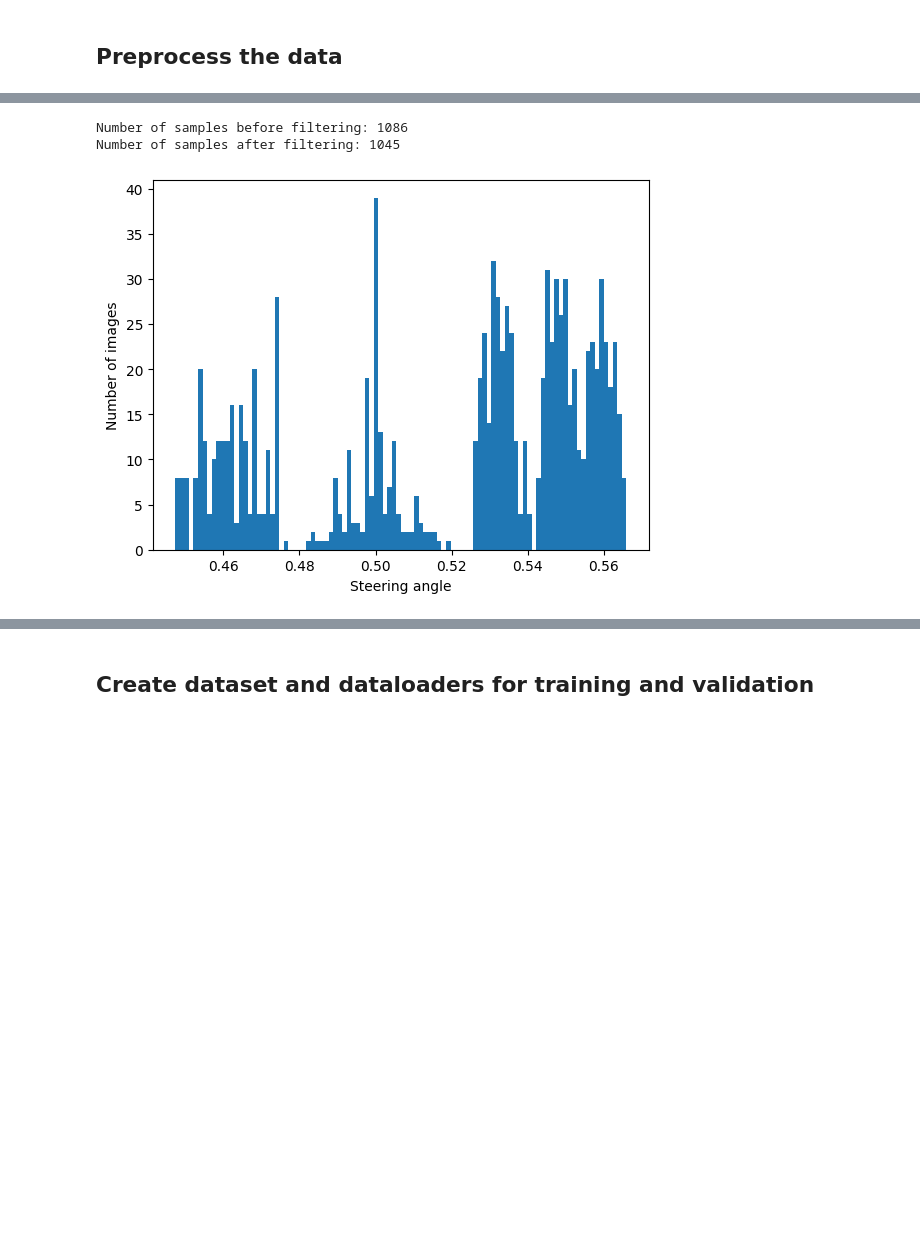
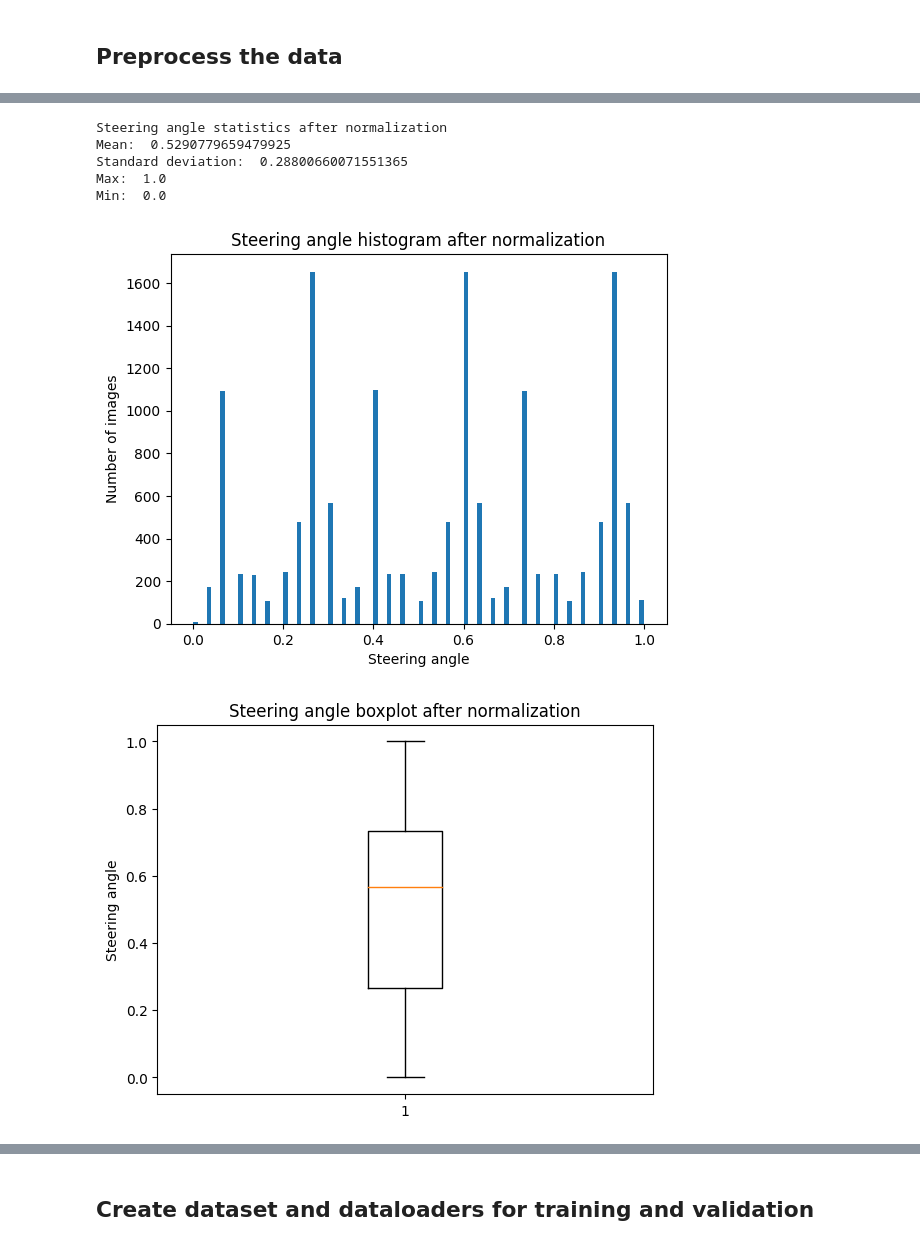
Before and after one commit to curroramos/Self_Driving_ROAR, a Jupyter notebook: train.ipynb, the cells around one changed output, grey strips where cells are left out. Saved outputs shown, nothing was run; the diff lists cells and outputs as text; code cells hidden in the pictures; blank space fills up the shorter version.

```diff
--- a/train.ipynb
+++ b/train.ipynb
@@ -78,22 +59,34 @@ Number of samples after filtering: 1086
-# %%
-# Filter data with labels bigger than 0.6
-filt_images = []
-filt_labels = []
-
-for image, label in zip(filtered_images, filtered_labels):
-    if label < 0.6:
-        filt_images.append(image)
-        filt_labels.append(label)
-
-print(f'Number of samples before filtering: {len(filtered_labels)}')
-print(f'Number of samples after filtering: {len(filt_labels)}')
-
-# Plot histogram of steering angles
-plt.hist(filt_labels, bins=100)
-plt.xlabel('Steering angle')
-plt.ylabel('Number of images')
-plt.show()
-# %% [output]
-Number of samples before filtering: 1086
-Number of samples after filtering: 1045
-[figure, removed]
+# %%
+# Normalize steering angles to be between 0 and 1
+labels = np.array(labels)
+labels_min = np.min(labels)
+labels_max = np.max(labels)
+
+labels_norm = (labels - labels_min) / (labels_max - labels_min)
+
+print('Steering angle statistics after normalization')
+print('Mean: ', np.mean(labels_norm))
+print('Standard deviation: ', np.std(labels_norm))
+print('Max: ', np.max(labels_norm))
+print('Min: ', np.min(labels_norm))
+
+# Steering angle histogram
+plt.hist(labels_norm, bins=100)
+plt.title('Steering angle histogram after normalization')
+plt.xlabel('Steering angle')
+plt.ylabel('Number of images')
+plt.show()
+
+# Plot candle stick chart
+plt.boxplot(labels_norm)
+plt.title('Steering angle boxplot after normalization')
+plt.ylabel('Steering angle')
+plt.show()
+# %% [output]
+Steering angle statistics after normalization
+Mean:  0.5290779659479925
+Standard deviation:  0.28800660071551365
+Max:  1.0
+Min:  0.0
+[figure, added]
+[figure, added]
```
Also changed, not shown: parts of 34 cells of this notebook, 4 other files.
